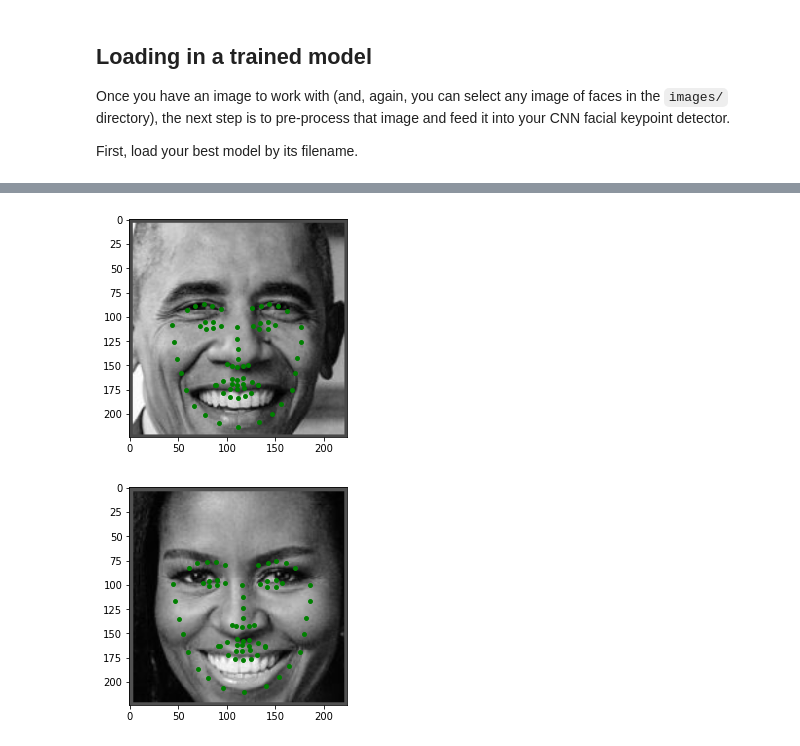
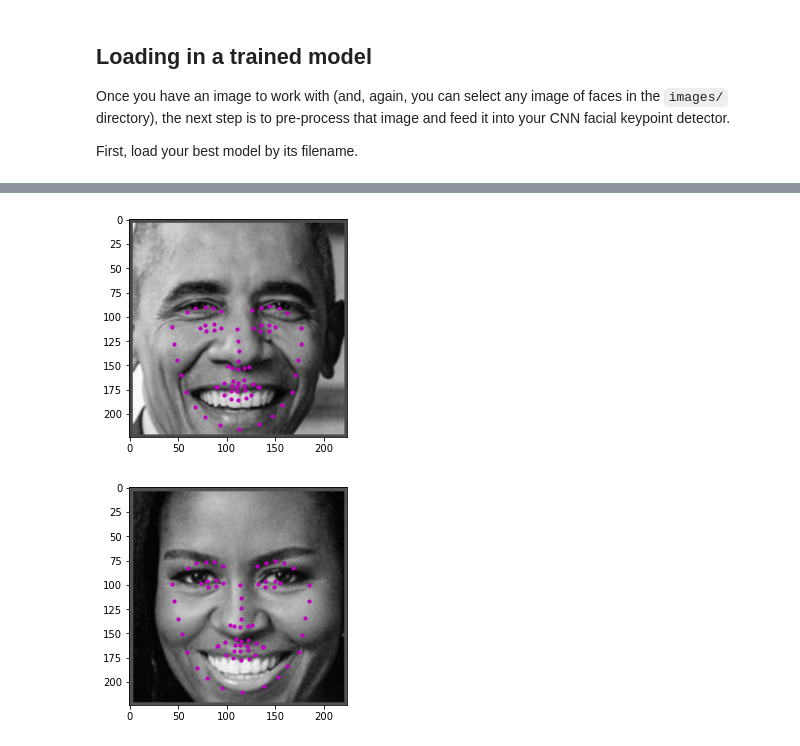
Before and after one commit to tatwan/face-keypoint-detection, a Jupyter notebook: 3. Facial Keypoint Detection, Complete Pipeline.ipynb, the cells around one changed output, grey strips where cells are left out. Drawn from its saved outputs; the diff is of its cells as text; code cells hidden in the pictures.

```diff
--- a/3. Facial Keypoint Detection, Complete Pipeline.ipynb
+++ b/3. Facial Keypoint Detection, Complete Pipeline.ipynb
@@ -141,34 +141,34 @@ image_copy = np.copy(image)
 # loop over the detected faces from your haar cascade
 for (x,y,w,h) in faces:
 
     # Select the region of interest that is the face in the image
     roi = image_copy[y:y+h, x:x+w]
     cv2.rectangle(image_copy,(x,y),(x+w,y+h),(255,0,0),3)
 
     ## TODO: Convert the face region from RGB to grayscale
     roi = cv2.cvtColor(roi, cv2.COLOR_RGB2GRAY)
 
     ## TODO: Normalize the grayscale image so that its color range falls in [0,1] instead of [0,255]
     roi = roi/255.0
 #     roi = cv2.normalize(roi,None, norm_type=cv2.NORM_MINMAX)
 
     ## TODO: Rescale the detected face to be the expected square size for your CNN (224x224, suggested)
     roi = cv2.resize(roi, (224, 224))
     ## TODO: Reshape the numpy image shape (H x W x C) into a torch image shape (C x H x W)
     roi = roi.reshape(roi.shape[0], roi.shape[1], 1) # adding padding
     roi = roi.transpose((2,0,1))
     roi = torch.from_numpy(roi)
     ## TODO: Make facial keypoint predictions using your loaded, trained network
     output = net(roi.unsqueeze_(0).float())
     output = output.detach().numpy()
     ## TODO: Display each detected face and the corresponding keypoints
 #     roi = roi[0,0,:,:]
-    output = output.astype('float').reshape(-1, 2)*50.0+100
+    output = output.astype('float').reshape(-1, 2)*50+100
     x = output[:,0]
     y = output[:,1]
     plt.imshow(roi[0,0,:,:], cmap='gray')
-    plt.scatter(x,y, s=15, c='g')
+    plt.scatter(x,y, s=10, c='m')
     plt.show()
 # %% [output]
-[figure, old version]
+[figure, new version]
-[figure, old version]
+[figure, new version]
```
Also changed, not shown: parts of 4 cells of this notebook, 4 other files.
